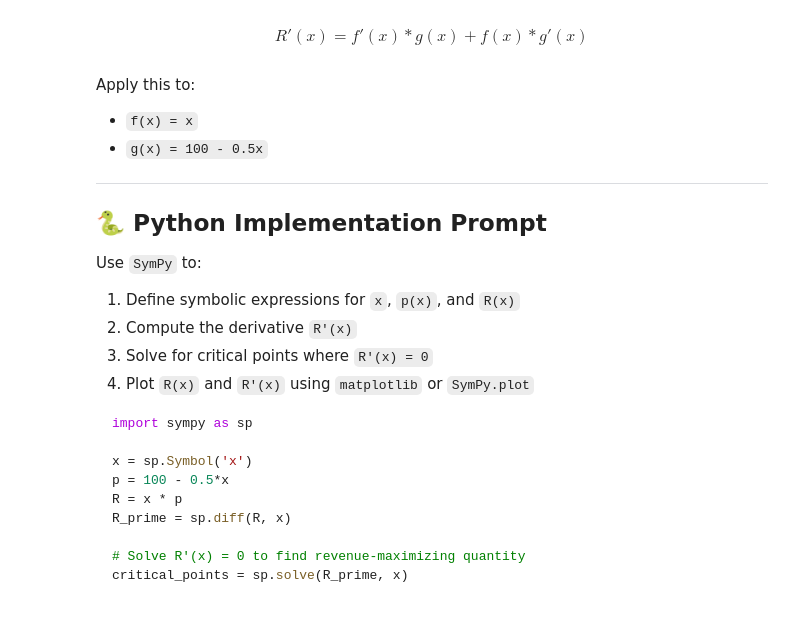
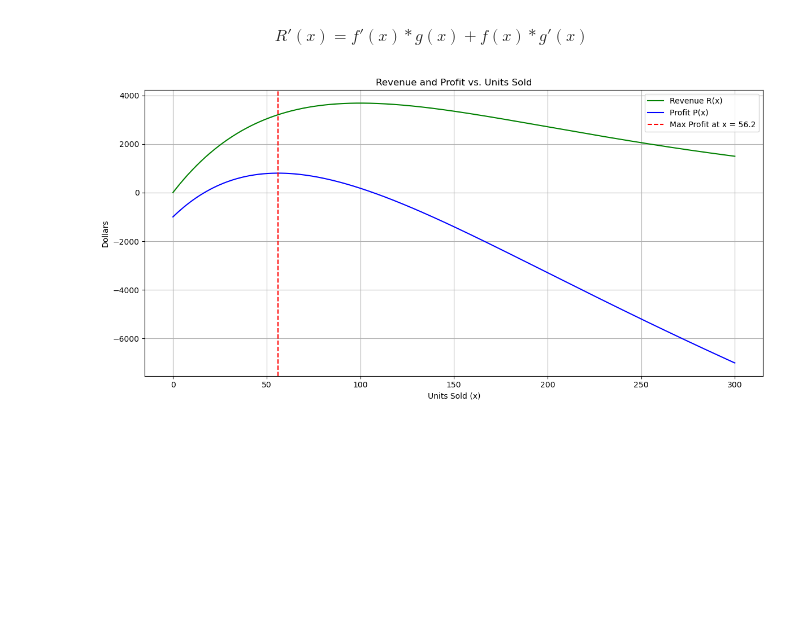
Before and after one commit to Pencils-and-Python/Pencils-Python-Derivatives, a Jupyter notebook: notebooks/product_rule/product_application_revenue_optimize.ipynb, the cells around one changed output. Saved outputs shown, nothing was run; the diff lists cells and outputs as text; code cells hidden in the pictures; blank space fills up the shorter version.

````diff
--- a/notebooks/product_rule/product_application_revenue_optimize.ipynb
+++ b/notebooks/product_rule/product_application_revenue_optimize.ipynb
@@ -50,31 +72,3 @@ If `R(x) = f(x) * g(x)`, then:
 $$
 R'(x) = f'(x) * g(x) + f(x) * g'(x)
 $$
-# %% [markdown]
-
-Apply this to:
-
-- `f(x) = x`
-- `g(x) = 100 - 0.5x`
-
----
-
-## 🐍 Python Implementation Prompt
-
-Use `SymPy` to:
-
-1. Define symbolic expressions for `x`, `p(x)`, and `R(x)`
-2. Compute the derivative `R'(x)`
-3. Solve for critical points where `R'(x) = 0`
-4. Plot `R(x)` and `R'(x)` using `matplotlib` or `SymPy.plot`
-
-```python
-import sympy as sp
-
-x = sp.Symbol('x')
-p = 100 - 0.5*x
-R = x * p
-R_prime = sp.diff(R, x)
-
-# Solve R'(x) = 0 to find revenue-maximizing quantity
-critical_points = sp.solve(R_prime, x)
@@ -80,0 +80,47 @@ critical_points = sp.solve(R_prime, x)
+# %%
+# Symbolic variable
+x = sp.Symbol('x')
+
+# Price function (nonlinear demand)
+p = 100 * sp.exp(-0.01 * x)
+
+# Revenue and cost functions
+R = x * p
+C = 1000 + 25 * x
+P = R - C
+
+# Derivatives
+R_prime = sp.diff(R, x)
+P_prime = sp.diff(P, x)
+
+# Convert to numerical functions
+R_func = sp.lambdify(x, R, 'numpy')
+C_func = sp.lambdify(x, C, 'numpy')
+P_func = sp.lambdify(x, P, 'numpy')
+R_prime_func = sp.lambdify(x, R_prime, 'numpy')
+P_prime_func = sp.lambdify(x, P_prime, 'numpy')
+
+# Evaluate
+x_vals = np.linspace(0, 300, 500)
+R_vals = R_func(x_vals)
+P_vals = P_func(x_vals)
+R_prime_vals = R_prime_func(x_vals)
+P_prime_vals = P_prime_func(x_vals)
+
+# Find x that maximizes profit
+opt_x = fminbound(lambda x: -P_func(x), 0, 300)
+
+# Plot
+plt.figure(figsize=(12, 6))
+plt.plot(x_vals, R_vals, label="Revenue R(x)", color='green')
+plt.plot(x_vals, P_vals, label="Profit P(x)", color='blue')
+plt.axvline(opt_x, color='red', linestyle='--', label=f'Max Profit at x = {opt_x:.1f}')
+plt.title("Revenue and Profit vs. Units Sold")
+plt.xlabel("Units Sold (x)")
+plt.ylabel("Dollars")
+plt.legend()
+plt.grid(True)
+plt.tight_layout()
+plt.show()
+# %% [output]
+[figure, added]
````
Also changed, not shown: parts of 8 cells of this notebook.
